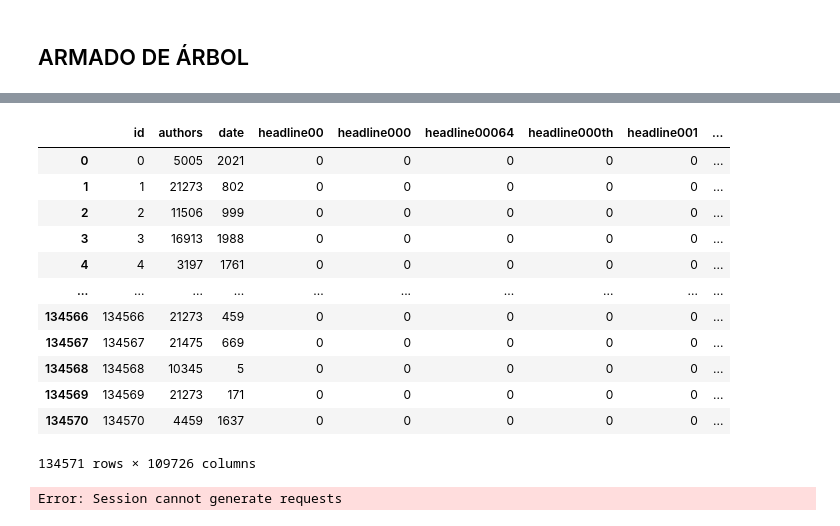
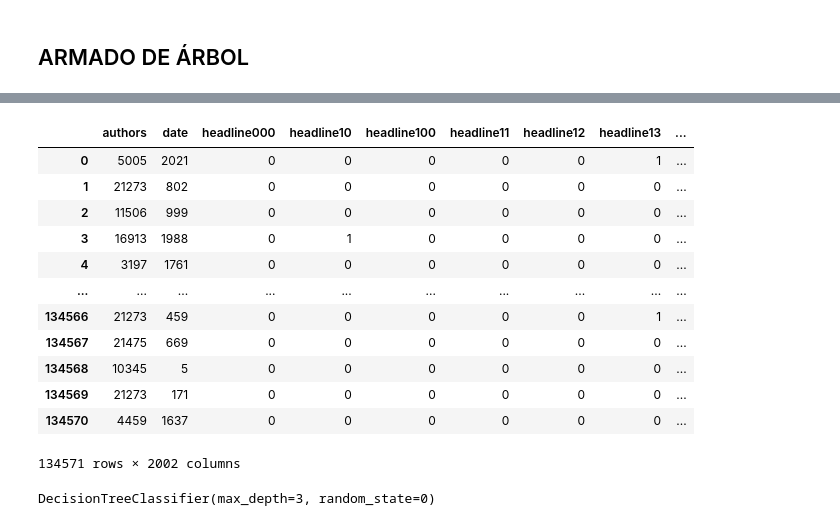
Before and after one commit to fernandasecinaro/machine-learning, a Jupyter notebook: obligatorio.ipynb, the cells around one changed output, grey strips where cells are left out. Saved outputs shown, nothing was run; the diff lists cells and outputs as text; code cells hidden in the pictures.

Commit message:
Submit tree model

```diff
--- a/obligatorio.ipynb
+++ b/obligatorio.ipynb
@@ -368,6 +383,7 @@ df_train
 # %%
 # Eliminamos columnas de headline y short_description
 df_train.drop(columns=['headline', 'short_description'], inplace=True)
+df_test.drop(columns=['headline', 'short_description'], inplace=True)
 # %%
 df_train
 # %% [output]
@@ -395,8 +411,10 @@ from sklearn.preprocessing import LabelEncoder
 authorsLE = LabelEncoder()
 # %%
 df_train['authors'].fillna('Unknown', inplace=True)
+df_test['authors'].fillna('Unknown', inplace=True)
 # %%
 df_train['authors'] = authorsLE.fit_transform(df_train['authors'])
+df_test['authors'] = authorsLE.fit_transform(df_test['authors'])
 # %%
 df_train
 # %% [output]
@@ -433,7 +451,8 @@ df_train['date']
 134570    2016-07-22
 Name: date, Length: 134571, dtype: string
 # %%
-df_train['date'] = authorsLE.fit_transform(df_train['date'])
+df_train['date'] = dateLE.fit_transform(df_train['date'])
+df_test['date'] = dateLE.fit_transform(df_test['date'])
 # %%
 df_train
 # %% [output]
@@ -508,23 +551,25 @@ arbol = DecisionTreeClassifier(criterion='gini', max_depth=3, random_state=0)
 # %%
-X_train_tree = df_train.drop(['category'], axis=1)
+X_train_tree = df_train.drop(['category', 'id'], axis=1)
+df_test_tree = df_test.drop(['id'], axis=1)
+# pd.to_numeric(X_train_tree, downcast='integer')
 X_train_tree
 # %% [output]
-|  | id | authors | date | headline00 | headline000 | headline00064 | headline000th | headline001 | ... |
-| 0 | 0 | 5005 | 2021 | 0 | 0 | 0 | 0 | 0 | ... |
-| 1 | 1 | 21273 | 802 | 0 | 0 | 0 | 0 | 0 | ... |
-| 2 | 2 | 11506 | 999 | 0 | 0 | 0 | 0 | 0 | ... |
-| 3 | 3 | 16913 | 1988 | 0 | 0 | 0 | 0 | 0 | ... |
-| 4 | 4 | 3197 | 1761 | 0 | 0 | 0 | 0 | 0 | ... |
+|  | authors | date | headline000 | headline10 | headline100 | headline11 | headline12 | headline13 | ... |
+| 0 | 5005 | 2021 | 0 | 0 | 0 | 0 | 0 | 1 | ... |
+| 1 | 21273 | 802 | 0 | 0 | 0 | 0 | 0 | 0 | ... |
+| 2 | 11506 | 999 | 0 | 0 | 0 | 0 | 0 | 0 | ... |
+| 3 | 16913 | 1988 | 0 | 1 | 0 | 0 | 0 | 0 | ... |
+| 4 | 3197 | 1761 | 0 | 0 | 0 | 0 | 0 | 0 | ... |
 | ... | ... | ... | ... | ... | ... | ... | ... | ... | ... |
-| 134566 | 134566 | 21273 | 459 | 0 | 0 | 0 | 0 | 0 | ... |
-| 134567 | 134567 | 21475 | 669 | 0 | 0 | 0 | 0 | 0 | ... |
-| 134568 | 134568 | 10345 | 5 | 0 | 0 | 0 | 0 | 0 | ... |
-| 134569 | 134569 | 21273 | 171 | 0 | 0 | 0 | 0 | 0 | ... |
-| 134570 | 134570 | 4459 | 1637 | 0 | 0 | 0 | 0 | 0 | ... |
+| 134566 | 21273 | 459 | 0 | 0 | 0 | 0 | 0 | 1 | ... |
+| 134567 | 21475 | 669 | 0 | 0 | 0 | 0 | 0 | 0 | ... |
+| 134568 | 10345 | 5 | 0 | 0 | 0 | 0 | 0 | 0 | ... |
+| 134569 | 21273 | 171 | 0 | 0 | 0 | 0 | 0 | 0 | ... |
+| 134570 | 4459 | 1637 | 0 | 0 | 0 | 0 | 0 | 0 | ... |
-134571 rows × 109726 columns
+134571 rows × 2002 columns
 # %%
-arbol.fit(X_train_tree, y)
+arbol.fit(X_train_tree, df_train['category'])
+# %% [output]
+DecisionTreeClassifier(max_depth=3, random_state=0)
 # %%
-Y_pred2 = arbol.predict(df_test)
+Y_pred = arbol.predict(df_test.drop(['id'], axis=1))
-# %% [output]
-Error: Session cannot generate requests
```
Also changed, not shown: parts of 31 cells of this notebook, 1 other file.
